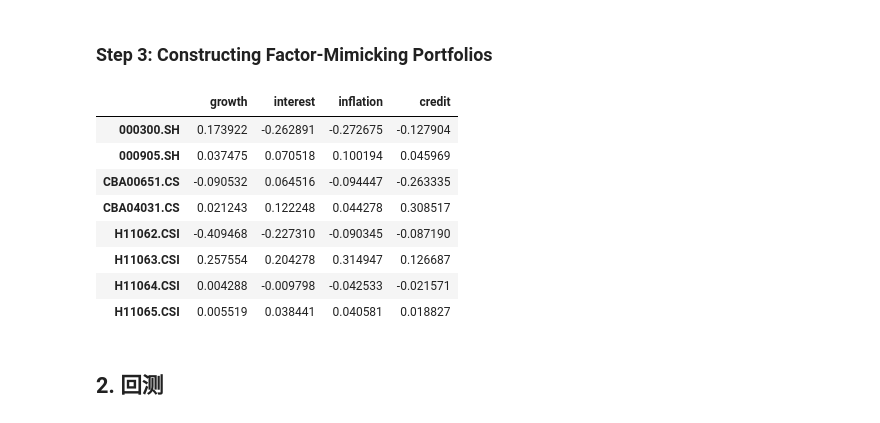
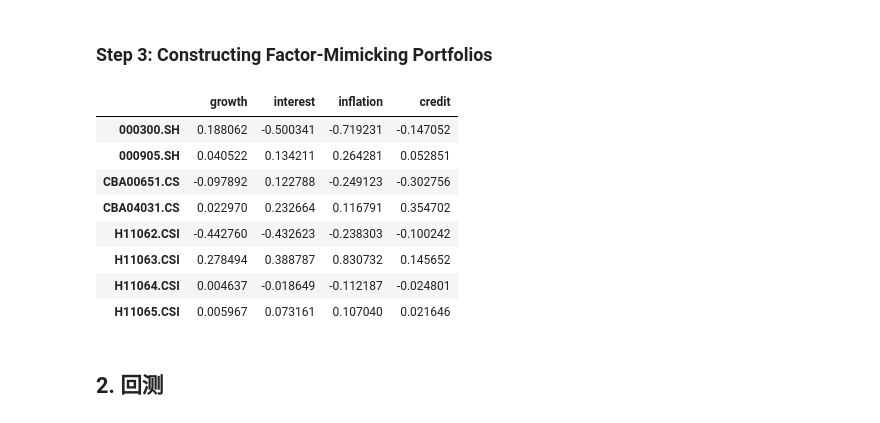
Before and after one commit to yuansicheng/factor_allocation_research, a Jupyter notebook: codes/bender_article.ipynb, the cells around one changed output. Saved outputs shown, nothing was run; the diff lists cells and outputs as text; code cells hidden in the pictures.

```diff
--- a/codes/bender_article.ipynb
+++ b/codes/bender_article.ipynb
@@ -67,18 +67,18 @@ exposure
 # %% [markdown]
 ### Step 3: Constructing Factor-Mimicking Portfolios
 # %%
-fmp = getFactorMimickingPortfolio(asset_returns, factor_returns, scale=1)
+fmp = getFactorMimickingPortfolio(asset_returns, factor_returns)
 fmp
 # %% [output]
 |  | growth | interest | inflation | credit |
-| 000300.SH | 0.173922 | -0.262891 | -0.272675 | -0.127904 |
-| 000905.SH | 0.037475 | 0.070518 | 0.100194 | 0.045969 |
-| CBA00651.CS | -0.090532 | 0.064516 | -0.094447 | -0.263335 |
-| CBA04031.CS | 0.021243 | 0.122248 | 0.044278 | 0.308517 |
-| H11062.CSI | -0.409468 | -0.227310 | -0.090345 | -0.087190 |
-| H11063.CSI | 0.257554 | 0.204278 | 0.314947 | 0.126687 |
-| H11064.CSI | 0.004288 | -0.009798 | -0.042533 | -0.021571 |
-| H11065.CSI | 0.005519 | 0.038441 | 0.040581 | 0.018827 |
+| 000300.SH | 0.188062 | -0.500341 | -0.719231 | -0.147052 |
+| 000905.SH | 0.040522 | 0.134211 | 0.264281 | 0.052851 |
+| CBA00651.CS | -0.097892 | 0.122788 | -0.249123 | -0.302756 |
+| CBA04031.CS | 0.022970 | 0.232664 | 0.116791 | 0.354702 |
+| H11062.CSI | -0.442760 | -0.432623 | -0.238303 | -0.100242 |
+| H11063.CSI | 0.278494 | 0.388787 | 0.830732 | 0.145652 |
+| H11064.CSI | 0.004637 | -0.018649 | -0.112187 | -0.024801 |
+| H11065.CSI | 0.005967 | 0.073161 | 0.107040 | 0.021646 |
 # %% [markdown]
 ## 2. 回测
 # %%
```
Also changed, not shown: parts of 1 cell of this notebook.
